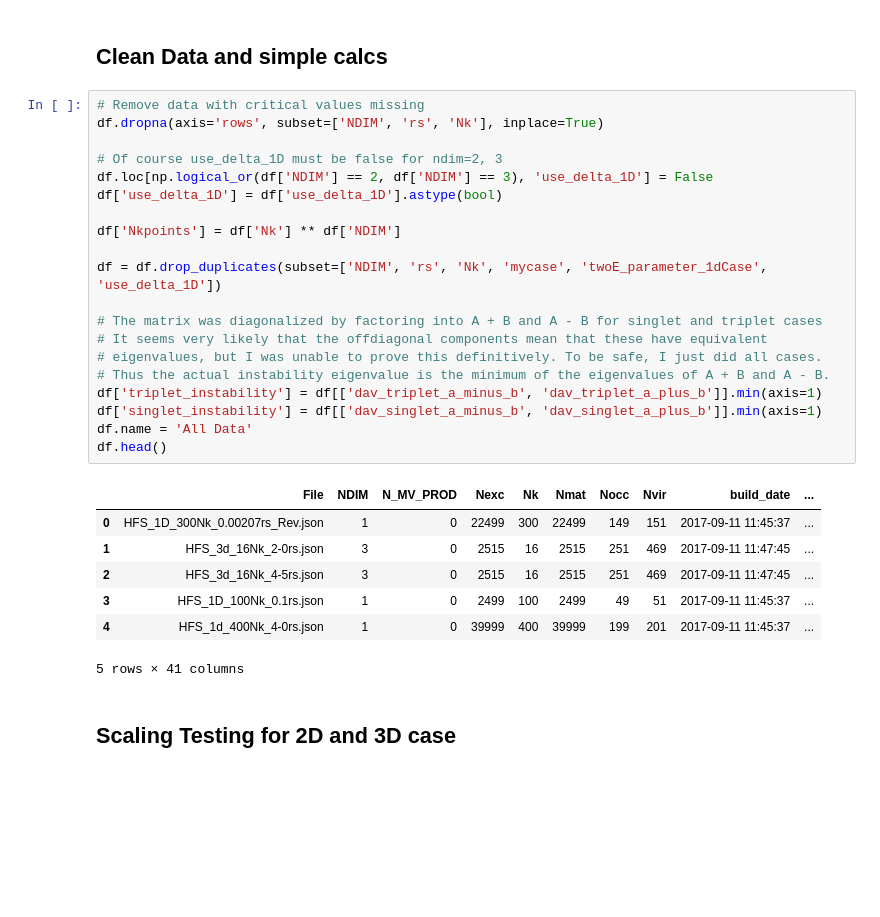
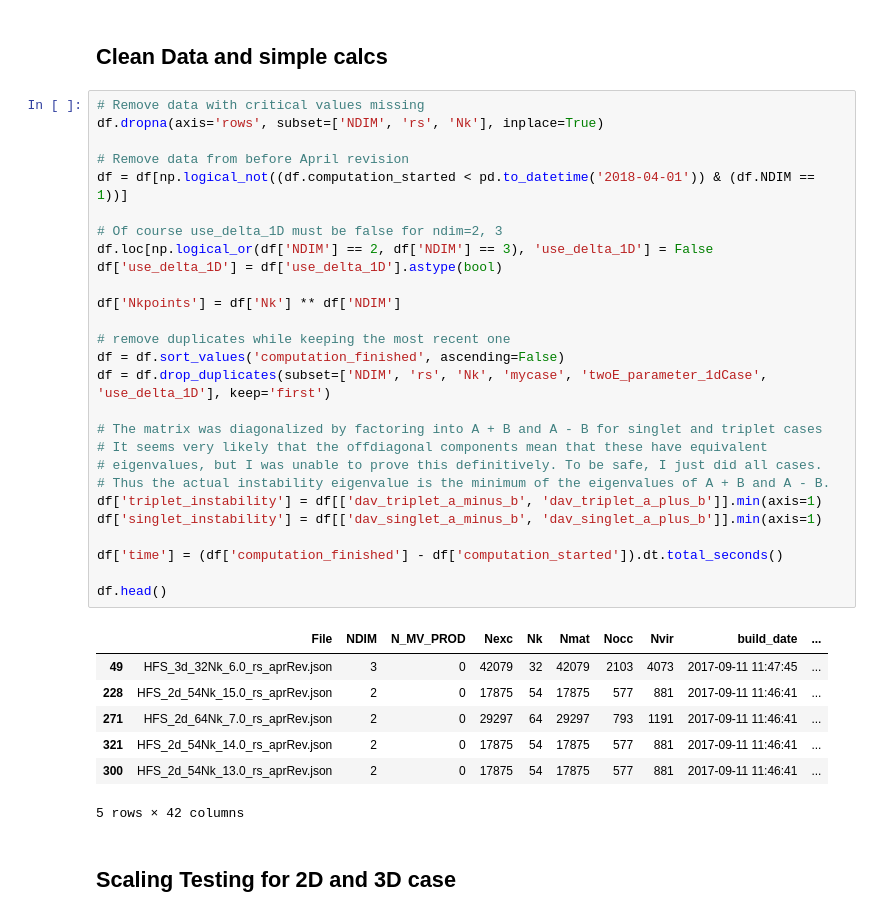
Before and after one commit to ecurtin2/HF-Stability, a Jupyter notebook: analysis/notebook.ipynb, the cells around one changed output. Cells and saved outputs as stored; diff of their text form; blank space fills up the shorter version.

```diff
--- a/analysis/notebook.ipynb
+++ b/analysis/notebook.ipynb
@@ -96,31 +99,38 @@ df.head()
 # %%
 # Remove data with critical values missing
 df.dropna(axis='rows', subset=['NDIM', 'rs', 'Nk'], inplace=True)
+
+# Remove data from before April revision
+df = df[np.logical_not((df.computation_started < pd.to_datetime('2018-04-01')) & (df.NDIM == 1))]
 
 # Of course use_delta_1D must be false for ndim=2, 3
 df.loc[np.logical_or(df['NDIM'] == 2, df['NDIM'] == 3), 'use_delta_1D'] = False
 df['use_delta_1D'] = df['use_delta_1D'].astype(bool)
 
 df['Nkpoints'] = df['Nk'] ** df['NDIM']
 
-df = df.drop_duplicates(subset=['NDIM', 'rs', 'Nk', 'mycase', 'twoE_parameter_1dCase', 'use_delta_1D'])
+# remove duplicates while keeping the most recent one
+df = df.sort_values('computation_finished', ascending=False)
+df = df.drop_duplicates(subset=['NDIM', 'rs', 'Nk', 'mycase', 'twoE_parameter_1dCase', 'use_delta_1D'], keep='first')
 
 # The matrix was diagonalized by factoring into A + B and A - B for singlet and triplet cases
 # It seems very likely that the offdiagonal components mean that these have equivalent
 # eigenvalues, but I was unable to prove this definitively. To be safe, I just did all cases.
 # Thus the actual instability eigenvalue is the minimum of the eigenvalues of A + B and A - B.
 df['triplet_instability'] = df[['dav_triplet_a_minus_b', 'dav_triplet_a_plus_b']].min(axis=1)
 df['singlet_instability'] = df[['dav_singlet_a_minus_b', 'dav_singlet_a_plus_b']].min(axis=1)
-df.name = 'All Data'
+
+df['time'] = (df['computation_finished'] - df['computation_started']).dt.total_seconds()
+
 df.head()
 # %% [output]
 |  | File | NDIM | N_MV_PROD | Nexc | Nk | Nmat | Nocc | Nvir | build_date | ... |
-| 0 | HFS_1D_300Nk_0.00207rs_Rev.json | 1 | 0 | 22499 | 300 | 22499 | 149 | 151 | 2017-09-11 11:45:37 | ... |
-| 1 | HFS_3d_16Nk_2-0rs.json | 3 | 0 | 2515 | 16 | 2515 | 251 | 469 | 2017-09-11 11:47:45 | ... |
-| 2 | HFS_3d_16Nk_4-5rs.json | 3 | 0 | 2515 | 16 | 2515 | 251 | 469 | 2017-09-11 11:47:45 | ... |
-| 3 | HFS_1D_100Nk_0.1rs.json | 1 | 0 | 2499 | 100 | 2499 | 49 | 51 | 2017-09-11 11:45:37 | ... |
-| 4 | HFS_1d_400Nk_4-0rs.json | 1 | 0 | 39999 | 400 | 39999 | 199 | 201 | 2017-09-11 11:45:37 | ... |
+| 49 | HFS_3d_32Nk_6.0_rs_aprRev.json | 3 | 0 | 42079 | 32 | 42079 | 2103 | 4073 | 2017-09-11 11:47:45 | ... |
+| 228 | HFS_2d_54Nk_15.0_rs_aprRev.json | 2 | 0 | 17875 | 54 | 17875 | 577 | 881 | 2017-09-11 11:46:41 | ... |
+| 271 | HFS_2d_64Nk_7.0_rs_aprRev.json | 2 | 0 | 29297 | 64 | 29297 | 793 | 1191 | 2017-09-11 11:46:41 | ... |
+| 321 | HFS_2d_54Nk_14.0_rs_aprRev.json | 2 | 0 | 17875 | 54 | 17875 | 577 | 881 | 2017-09-11 11:46:41 | ... |
+| 300 | HFS_2d_54Nk_13.0_rs_aprRev.json | 2 | 0 | 17875 | 54 | 17875 | 577 | 881 | 2017-09-11 11:46:41 | ... |
-5 rows × 41 columns
+5 rows × 42 columns
 # %% [markdown]
 ## Scaling Testing for 2D and 3D case
 # %%
```
Also changed, not shown: parts of 30 cells of this notebook, 10 other files.
